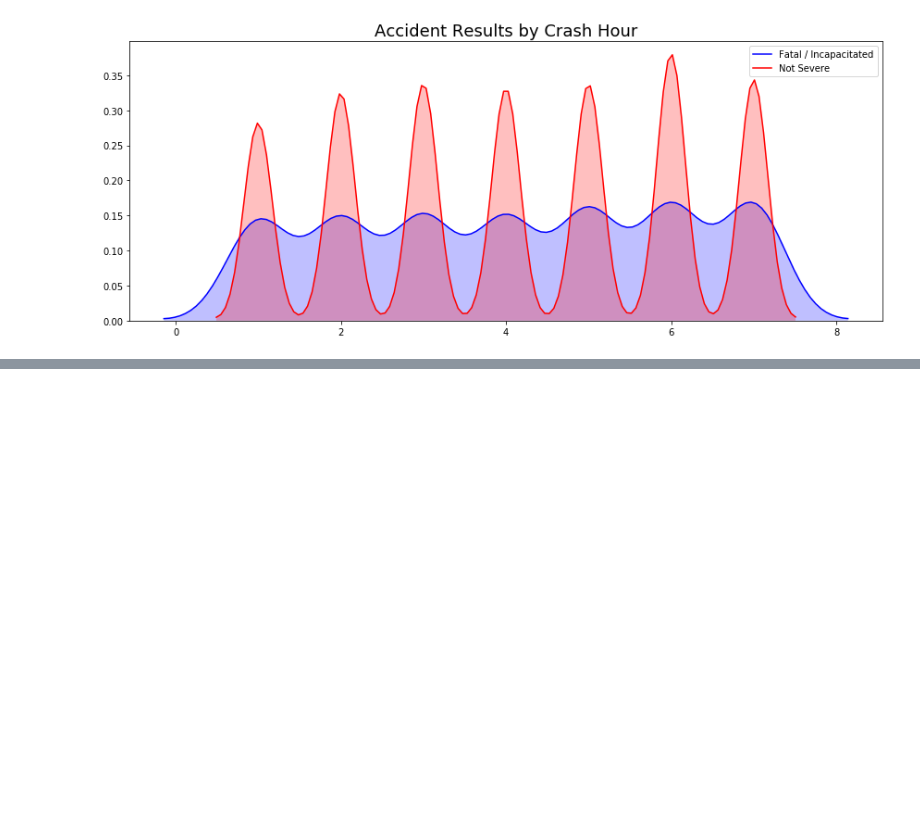
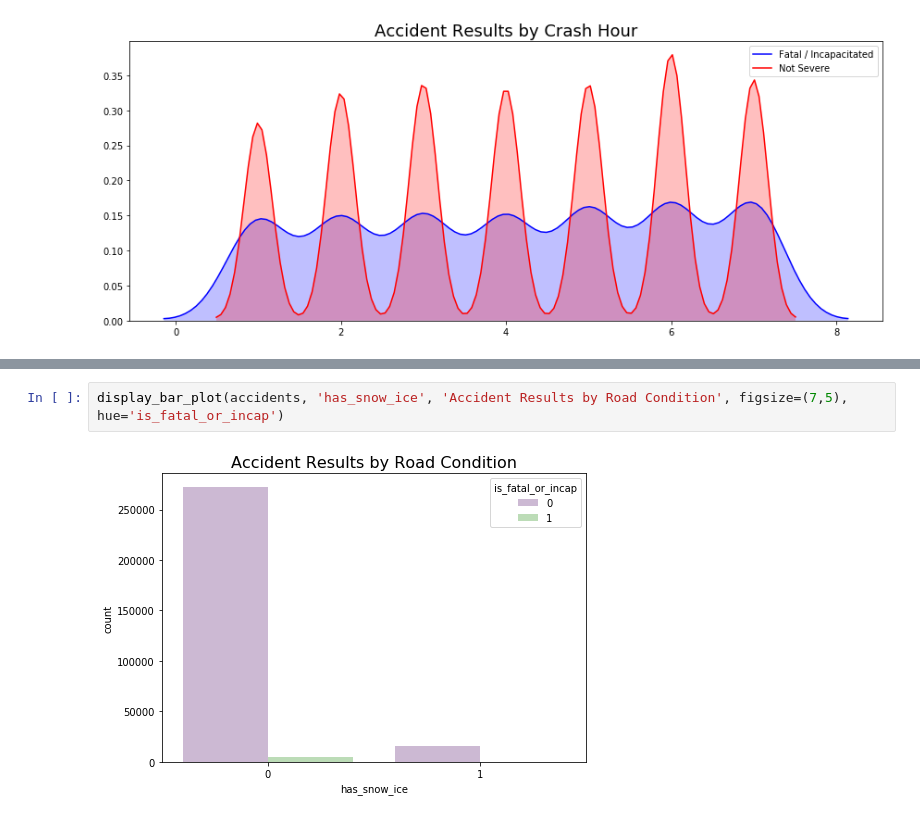
Before and after one commit to Morgan-Sell/chicago-traffic-safety, a Jupyter notebook: eda_feat_eng.ipynb, the cells around one changed output, grey strips where cells are left out. Drawn from its saved outputs; the diff is of its cells as text; blank space fills up the shorter version.

```diff
--- a/eda_feat_eng.ipynb
+++ b/eda_feat_eng.ipynb
@@ -418,0 +419,4 @@ plot_density_distribution_by_class(accidents, 'is_fatal_or_incap', 'POSTED_SPEED
+# %%
+display_bar_plot(accidents, 'has_snow_ice', 'Accident Results by Road Condition', figsize=(7,5), hue='is_fatal_or_incap')
+# %% [output]
+[figure, added]
```
Also changed, not shown: parts of 13 cells of this notebook.
